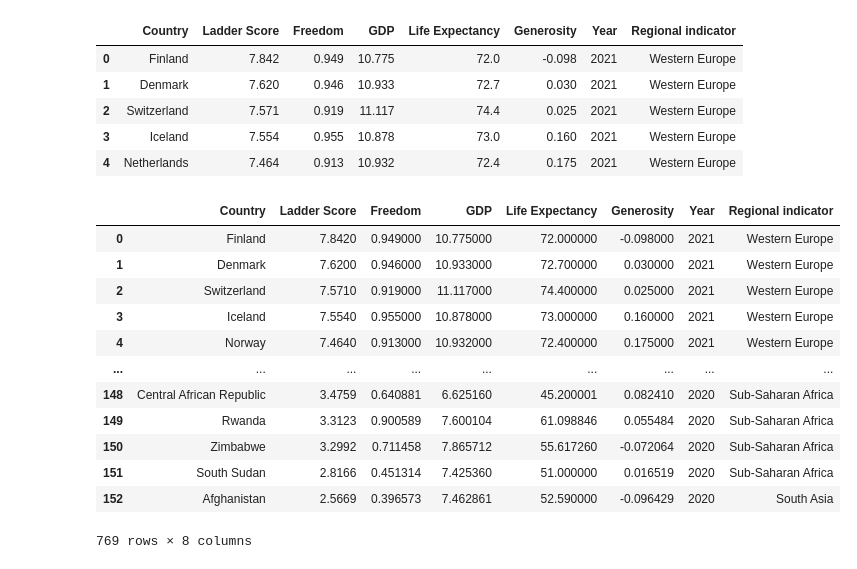
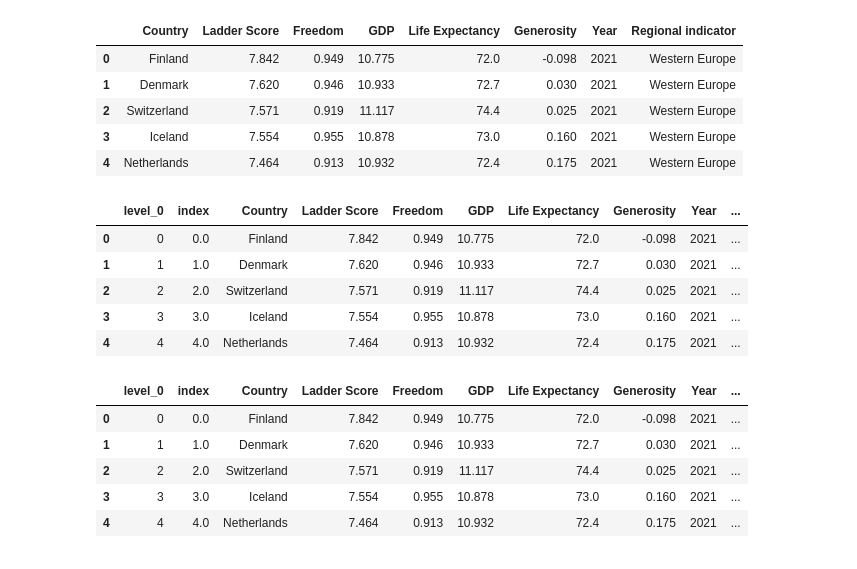
Before and after one commit to Ryan-Malin/TeamHappinessMain, a Jupyter notebook: Happiness.ipynb, the cells around one changed output. Cells and saved outputs as stored; diff of their text form; code cells hidden in the pictures.

```diff
--- a/Happiness.ipynb
+++ b/Happiness.ipynb
@@ -39,3 +28,22 @@ happiness_combined_df.head(5)
+# %%
+#looping through the years except 2021 which we've already done and adding to a new comb. df
+for yr in range(2017, 2021):
+    df_yr = pd.read_csv(f"Resources/years/{yr}.csv")[proj_columns]
+    #adding regional indicator value to all years from country dict above
+    df_yr['Regional indicator'] = df_yr['Country'].apply(lambda x: country_dict.get(x, ''))
+    #combining
+    happiness_combined_df = pd.concat([happiness_combined_df,
+        df_yr])
+#happiness_combined_df.to_csv('Resources/combined_happiness.csv')
+happiness_combined_df = happiness_combined_df.reset_index()
+happiness_combined_df.head()
+# %% [output]
+|  | level_0 | index | Country | Ladder Score | Freedom | GDP | Life Expectancy | Generosity | Year | ... |
+| 0 | 0 | 0.0 | Finland | 7.842 | 0.949 | 10.775 | 72.0 | -0.098 | 2021 | ... |
+| 1 | 1 | 1.0 | Denmark | 7.620 | 0.946 | 10.933 | 72.7 | 0.030 | 2021 | ... |
+| 2 | 2 | 2.0 | Switzerland | 7.571 | 0.919 | 11.117 | 74.4 | 0.025 | 2021 | ... |
+| 3 | 3 | 3.0 | Iceland | 7.554 | 0.955 | 10.878 | 73.0 | 0.160 | 2021 | ... |
+| 4 | 4 | 4.0 | Netherlands | 7.464 | 0.913 | 10.932 | 72.4 | 0.175 | 2021 | ... |
 # %%
 # #DATA CLEANING
 # #identify the columns with no regional indicator
@@ -46,56 +60,44 @@ happiness_combined_df.head(5)
 # %%
-#looking at the pivoted data set, it was revealed the countries were named diffrently in diffrent years,
-#to solve that, these countries were renamed to one consistent value across years.
-# ALso, some countries did not have any data for some years. For instance, Belize, Angola, Congo, Qatar are missing
-#for most recent years. From our google research, It may be due to political situation and or high crime rate in Belize,
-#Angola and Congo and Central African Republic.
 #Renaming the countries
 rename_cntry_dict = {
     'Hong Kong S.A.R. of China': 'Hong Kong',
     'Hong Kong S.A.R., China': 'Hong Kong',
     'Trinidad & Tobago': 'Trinidad and Tobago',
     'North Macedonia': 'Macedonia',
     'Northern Cyprus': 'North Cyprus',
     'Taiwan Province of China': 'Taiwan',
 }
 rename_ri_dict = {
     'Hong Kong': 'East Asia',
     'Trinidad and Tobago': 'Latin America and Caribbean',
     'Macedonia': 'Central and Eastern Europe',
     'North Cyprus': 'Western Europe',
     'Taiwan': 'East Asia',
     'Central African Republic': 'Sub-Saharan Africa',
     'South Sudan': 'Sub-Saharan Africa',
     'Congo (Kinshasa)': 'Sub-Saharan Africa'
 }
 
-# in order to loop through data frame, call iterrows function
-# which provides us an index of the row and all data in the row
+# in order to loop through data frame, call iterrows function which provides us an
+#index of the row and all data in the row
 for i, row in happiness_combined_df.iterrows():
     # grab either the rename value of the country, or if it is not
     # in the dictionary, just use the value already in the row as default
     #of the .get() function. We have to store this in a variable to use it
     # for regional indicator below
     country = rename_cntry_dict.get(row['Country'], row['Country'])
     # using dataframe .at[], index from iterrows, and column name to set value
     happiness_combined_df.at[i, 'Country'] = country
     happiness_combined_df.at[i, 'Regional indicator'] = rename_ri_dict.get(country, row['Regional indicator'])
 
-happiness_combined_df
+happiness_combined_df.head()
 # %% [output]
-|  | Country | Ladder Score | Freedom | GDP | Life Expectancy | Generosity | Year | Regional indicator |
-| 0 | Finland | 7.8420 | 0.949000 | 10.775000 | 72.000000 | -0.098000 | 2021 | Western Europe |
-| 1 | Denmark | 7.6200 | 0.946000 | 10.933000 | 72.700000 | 0.030000 | 2021 | Western Europe |
-| 2 | Switzerland | 7.5710 | 0.919000 | 11.117000 | 74.400000 | 0.025000 | 2021 | Western Europe |
-| 3 | Iceland | 7.5540 | 0.955000 | 10.878000 | 73.000000 | 0.160000 | 2021 | Western Europe |
-| 4 | Norway | 7.4640 | 0.913000 | 10.932000 | 72.400000 | 0.175000 | 2021 | Western Europe |
-| ... | ... | ... | ... | ... | ... | ... | ... | ... |
-| 148 | Central African Republic | 3.4759 | 0.640881 | 6.625160 | 45.200001 | 0.082410 | 2020 | Sub-Saharan Africa |
-| 149 | Rwanda | 3.3123 | 0.900589 | 7.600104 | 61.098846 | 0.055484 | 2020 | Sub-Saharan Africa |
-| 150 | Zimbabwe | 3.2992 | 0.711458 | 7.865712 | 55.617260 | -0.072064 | 2020 | Sub-Saharan Africa |
-| 151 | South Sudan | 2.8166 | 0.451314 | 7.425360 | 51.000000 | 0.016519 | 2020 | Sub-Saharan Africa |
-| 152 | Afghanistan | 2.5669 | 0.396573 | 7.462861 | 52.590000 | -0.096429 | 2020 | South Asia |
+|  | level_0 | index | Country | Ladder Score | Freedom | GDP | Life Expectancy | Generosity | Year | ... |
+| 0 | 0 | 0.0 | Finland | 7.842 | 0.949 | 10.775 | 72.0 | -0.098 | 2021 | ... |
+| 1 | 1 | 1.0 | Denmark | 7.620 | 0.946 | 10.933 | 72.7 | 0.030 | 2021 | ... |
+| 2 | 2 | 2.0 | Switzerland | 7.571 | 0.919 | 11.117 | 74.4 | 0.025 | 2021 | ... |
+| 3 | 3 | 3.0 | Iceland | 7.554 | 0.955 | 10.878 | 73.0 | 0.160 | 2021 | ... |
+| 4 | 4 | 4.0 | Netherlands | 7.464 | 0.913 | 10.932 | 72.4 | 0.175 | 2021 | ... |
-769 rows × 8 columns
 # %%
 # save csv after cleaning
 happiness_combined_df.to_csv('Resources/combined_happiness_after_clean.csv')
```
Also changed, not shown: parts of 8 cells of this notebook, 3 other files.
